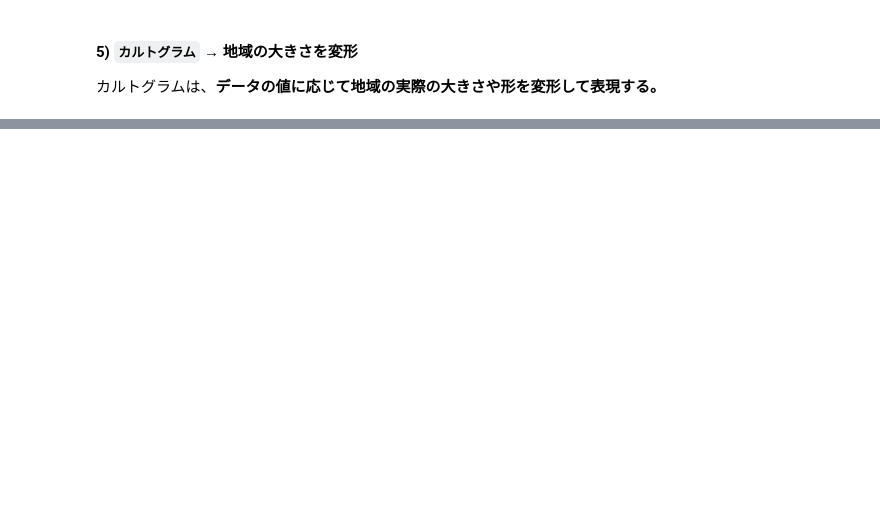
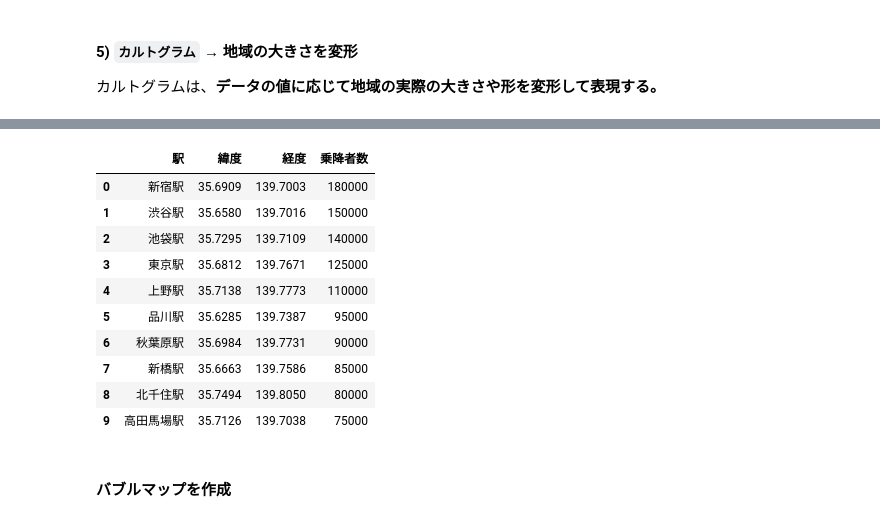
Before and after one commit to KaiLynn99/python_alone, a Jupyter notebook: 2026 9月/9.15 (60日目)/20. 探索 - 構造化データの可視化：探索目的による分類 3.ipynb, the cells around one changed output, grey strips where cells are left out. Drawn from its saved outputs; the diff is of its cells as text; code cells hidden in the pictures; blank space fills up the shorter version.

```diff
--- a/2026 9月/9.15 (60日目)/20. 探索 - 構造化データの可視化：探索目的による分類 3.ipynb
+++ b/2026 9月/9.15 (60日目)/20. 探索 - 構造化データの可視化：探索目的による分類 3.ipynb
@@ -190,0 +200,43 @@ df.plot(
+# %%
+import folium
+import pandas as pd
+
+data = {
+    "駅": [
+        "新宿駅", "渋谷駅", "池袋駅", "東京駅", "上野駅",
+        "品川駅", "秋葉原駅", "新橋駅", "北千住駅", "高田馬場駅"
+    ],
+
+    "緯度": [
+        35.6909, 35.6580, 35.7295, 35.6812, 35.7138,
+        35.6285, 35.6984, 35.6663, 35.7494, 35.7126
+    ],
+
+    "経度": [
+        139.7003, 139.7016, 139.7109, 139.7671, 139.7773,
+        139.7387, 139.7731, 139.7586, 139.8050, 139.7038
+    ],
+
+    "乗降者数": [
+        180000, 150000, 140000, 125000, 110000,
+        95000, 90000, 85000, 80000, 75000
+    ]
+}
+
+station_df = pd.DataFrame(data)
+
+station_df
+# %% [output]
+|  | 駅 | 緯度 | 経度 | 乗降者数 |
+| 0 | 新宿駅 | 35.6909 | 139.7003 | 180000 |
+| 1 | 渋谷駅 | 35.6580 | 139.7016 | 150000 |
+| 2 | 池袋駅 | 35.7295 | 139.7109 | 140000 |
+| 3 | 東京駅 | 35.6812 | 139.7671 | 125000 |
+| 4 | 上野駅 | 35.7138 | 139.7773 | 110000 |
+| 5 | 品川駅 | 35.6285 | 139.7387 | 95000 |
+| 6 | 秋葉原駅 | 35.6984 | 139.7731 | 90000 |
+| 7 | 新橋駅 | 35.6663 | 139.7586 | 85000 |
+| 8 | 北千住駅 | 35.7494 | 139.8050 | 80000 |
+| 9 | 高田馬場駅 | 35.7126 | 139.7038 | 75000 |
+# %% [markdown]
+#### バブルマップを作成
```
Also changed, not shown: parts of 6 cells of this notebook, 3 other files.
